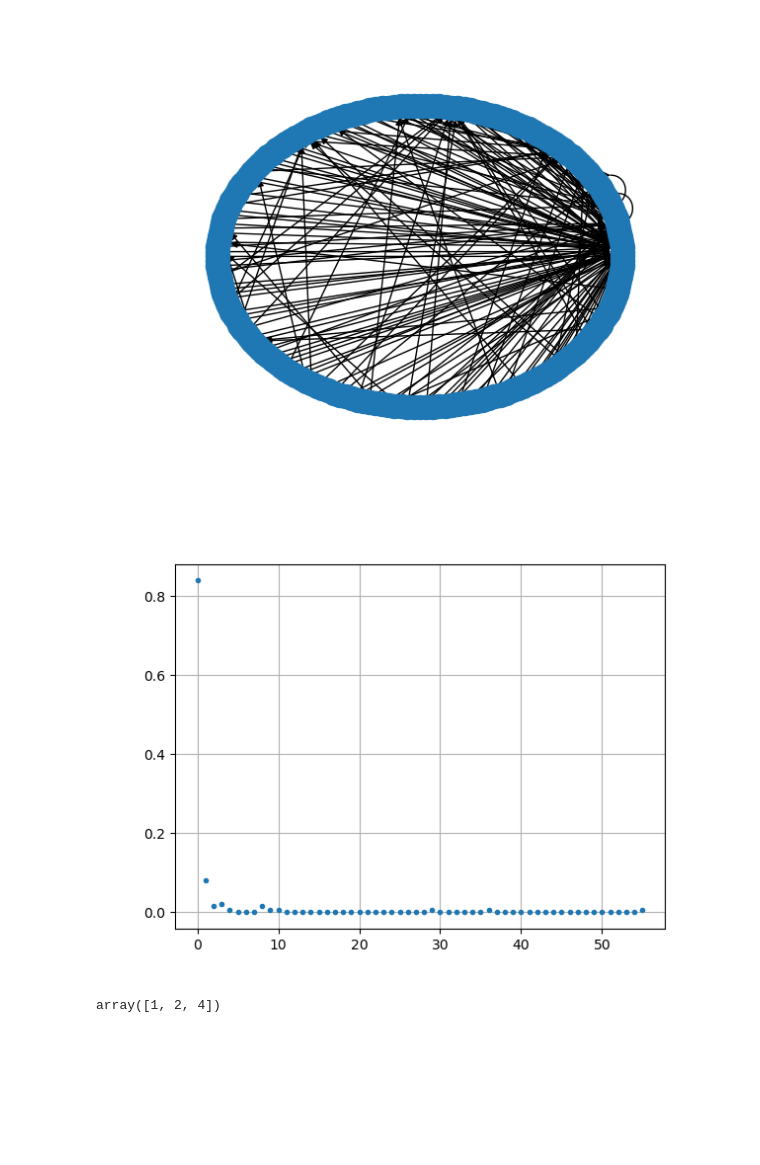
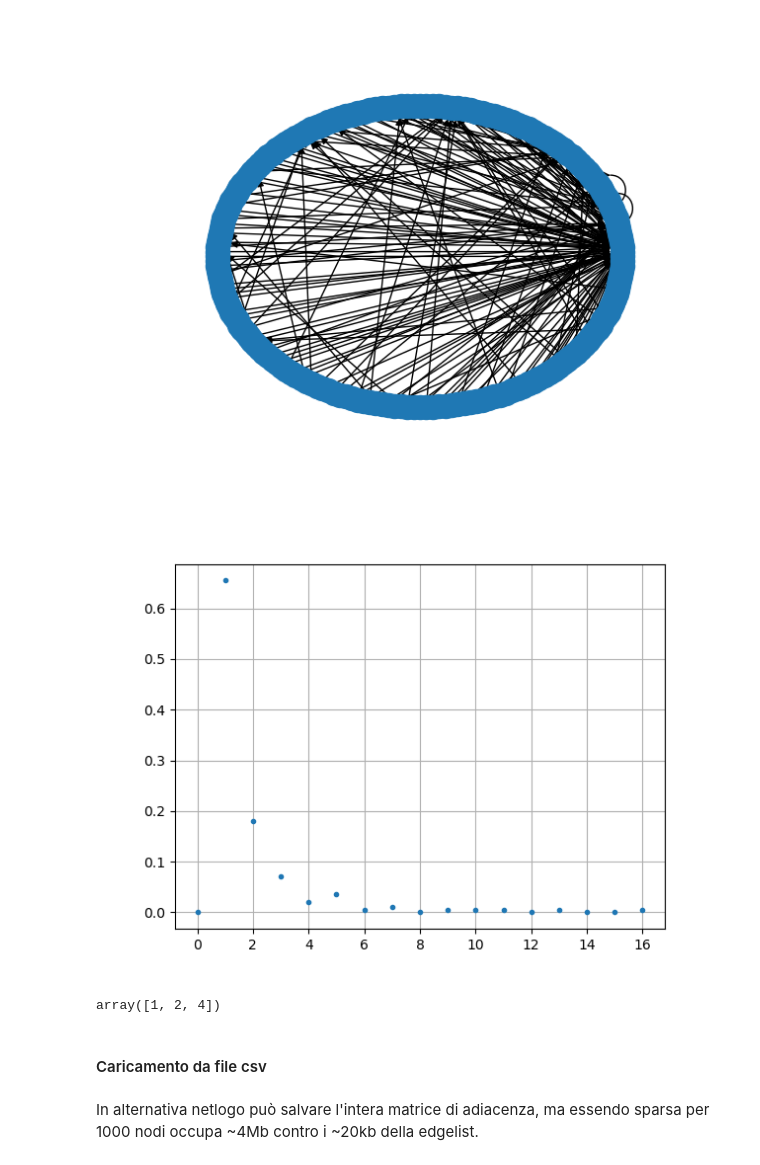
Before and after one commit to lunahsenzacca/EC, a Jupyter notebook: networkx.ipynb, the cells around one changed output. Cells and saved outputs as stored; diff of their text form; code cells hidden in the pictures; blank space fills up the shorter version.

Commit message:
Aggiunto salvataggio edgelist

```diff
--- a/networkx.ipynb
+++ b/networkx.ipynb
@@ -43,19 +43,21 @@ nx.draw(G, pos=nx.circular_layout(G),ax=ax)#, with_labels=True, font_weight='nor
 # %%
 plt.close(fig)
 # %%
-degrees = np.array([G.in_degree[i] for i in range(200)])
+degrees = np.array([G.degree[i] for i in range(200)])
 M= degrees.max()
 histo=np.histogram(degrees,bins=M+1,range=(-0.1,M+.1))
 binc = np.arange(0,M+1)
 
 fig2,ax2=plt.subplots()
 #ax2.hist(degrees,bins=M, range=(-0.1,M+.1))
 ax2.plot(binc,histo[0]/histo[0].sum(),'.')
 #ax2.set_yscale('log')
 ax2.grid()
 # %% [output]
-[figure, old version]
+[figure, new version]
 # %%
 np.sort(np.array([2,4,1]))
 # %% [output]
 array([1, 2, 4])
+# %% [markdown]
+#### Caricamento da file csv
@@ -61,0 +67,2 @@ array([1, 2, 4])
+# %% [markdown]
+In alternativa netlogo può salvare l'intera matrice di adiacenza, ma essendo sparsa per 1000 nodi occupa ~4Mb contro i ~20kb della edgelist.
```
Also changed, not shown: parts of 1 cell of this notebook, 6 other files.
